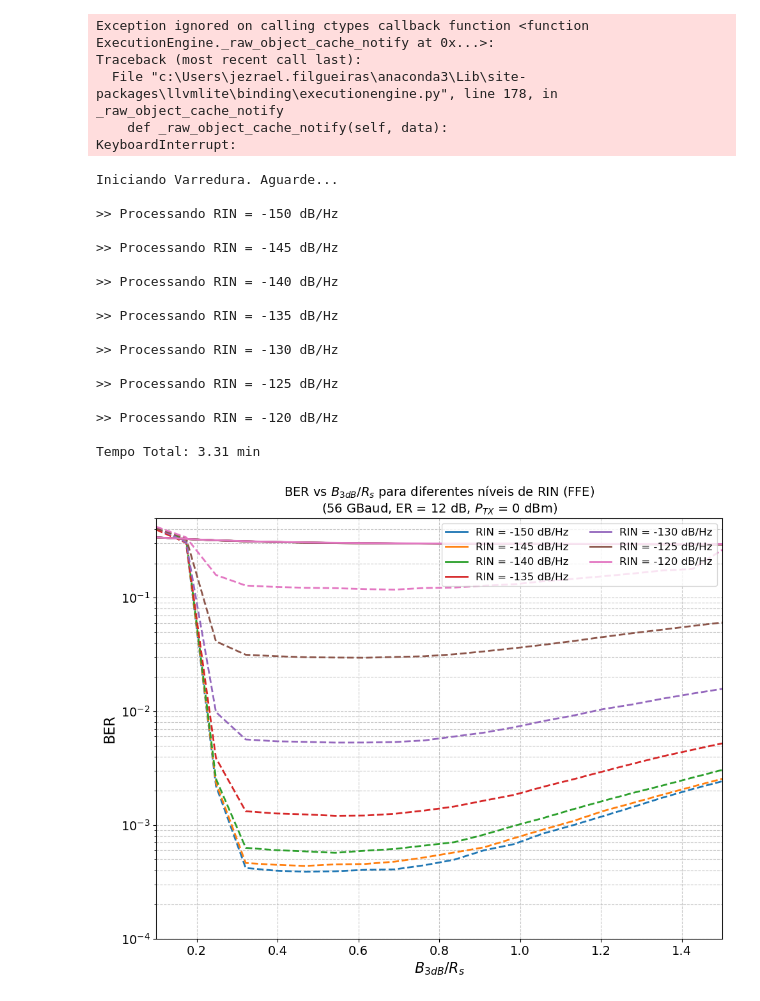
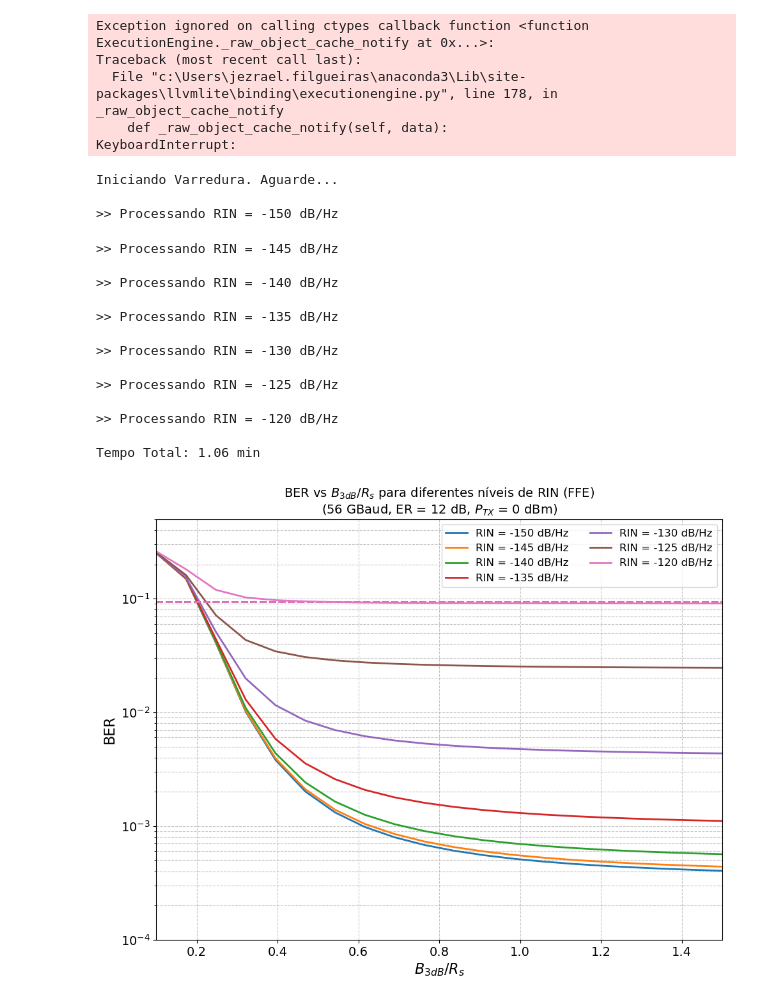
Before and after one commit to elmerfariass/Performance-Modeling-for-High-Capacity-IMDD-Systems, a Jupyter notebook: IMDD_Simulation/ChoramticDispersion.ipynb, the cells around one changed output. Saved outputs shown, nothing was run; the diff lists cells and outputs as text; code cells hidden in the pictures.

```diff
--- a/IMDD_Simulation/ChoramticDispersion.ipynb
+++ b/IMDD_Simulation/ChoramticDispersion.ipynb
@@ -522,9 +522,9 @@ fc = c_speed / lambda_c
 kB = const.value("Boltzmann constant")
 T_kelvin = 70 + 273.15
 
-DAC_ADC = True
+DAC_ADC = False
 
-SpS_TX = 2 if DAC_ADC else 4
+SpS_TX = 2
 Fs = Rs * SpS_TX
 n_dac = 5 if DAC_ADC else 1
 Res = 8
@@ -608,7 +608,7 @@ for rin in rin_values:
 
     # Modelo Analítico: PSD do RIN
     S_RIN_global = calc_S_RIN(Ps2, rin, f_analytical)
-    S_ADC = calc_S_ADC(paramDAC.Vpp, paramDAC.ENOB, Rs, f_analytical, 2*SIM_fmax)
+    #S_ADC = calc_S_ADC(paramDAC.Vpp, paramDAC.ENOB, Rs, f_analytical, 2*SIM_fmax)
     rin_lin = 10**(rin / 10)
 
     # --- TRANSMISSOR ÓPTICO IDEAL ---
@@ -637,11 +637,11 @@ for rin in rin_values:
         H_ch_total_ana = superGauss(f_analytical, n=n_order, B_3dB=B_3dB) # Back-to-Back (sem H_CD)
         H_ch_sq_ana = np.abs(H_ch_total_ana)**2
 
-        S_N_total = calc_S_N(S_RIN_global, S_shot_array, S_th_array, S_ADC, H_ch_sq_ana, True)
+        S_N_total = calc_S_N(S_RIN_global, S_shot_array, S_th_array, 0, H_ch_sq_ana, False)
         S_N_f = get_spectral_snr(f_analytical, OMA_outer, Rs, Pulse_f, H_ch_total_ana, S_N_total)
         S_N_f = np.maximum(np.nan_to_num(S_N_f, nan=1e-30), 1e-30)
 
-        SNR_folded = SNR_Folding(S_N_f, f_analytical, mu=2, Rs=Rs)
+        SNR_folded = SNR_Folding(S_N_f, f_analytical, mu=0, Rs=Rs)
         safe_SNR = np.maximum(np.abs(SNR_folded), 1e-30)
         SNR_f_interp = 10**(np.interp(f_int, f_analytical, 10 * np.log10(safe_SNR)) / 10)
 
@@ -667,6 +667,9 @@ for rin in rin_values:
         H_ch_sim = superGauss(f_sim, n=n_order, B_3dB=B_3dB)
         PD_signalRx_filtered = np.real(ifft(fft(PD_signalRx) * H_ch_sim))
 
+        paramDec = parameters()
+        paramDec.SpSin = SpS_TX
+        paramDec.SpSout = 2
         if DAC_ADC:
             paramAdc = parameters()
             paramAdc.inFs = sim_Fs
@@ -681,8 +684,7 @@ for rin in rin_values:
             sigRx = firFilter(pulse, sigRx)
         else:
             sigRx_alta_res = firFilter(pulse, PD_signalRx_filtered)
-            fator_decimacao = SpS_TX // 2
-            sigRx = sigRx_alta_res[::fator_decimacao]
+            #sigRx = decimate(sigRx_alta_res, paramDec)
 
         nTrain = 100000
 
@@ -708,48 +710,47 @@ print(f"\nTempo Total: {(time.time() - start_time)/60:.2f} min")
 # =================================================================
 plt.figure(figsize=(10, 8))
 
 # Cores para cada RIN para manter a consistência entre linha contínua e tracejada
 colors = ['#1f77b4', '#ff7f0e', '#2ca02c', '#d62728', '#9467bd', '#8c564b', '#e377c2']
 
 for i, rin in enumerate(rin_values):
     c = colors[i % len(colors)]
     # Curva Analítica (Sólida)
     plt.semilogy(bw_ratios, ber_ana_results[rin], '-', color=c, linewidth=2, label=f'RIN = {rin} dB/Hz')
     # Curva Simulação (Tracejada)
     plt.semilogy(bw_ratios, ber_sim_results[rin], '--', color=c, linewidth=2)
 
 plt.xlabel(r'$B_{3dB}/R_s$', fontsize=16)
 plt.ylabel('BER', fontsize=16)
 plt.ylim(1e-4, 0.5)
 plt.xlim(0.1, 1.5)
 plt.grid(True, which='both', linestyle='--', alpha=0.7)
 plt.tick_params(axis='both', labelsize=14)
 
 # Ajuste da legenda para ficar semelhante à da imagem
 plt.legend(fontsize=12, loc='upper right', ncol=2)
 
 plt.title('BER vs $B_{3dB}/R_s$ para diferentes níveis de RIN (FFE)\n(56 GBaud, ER = 12 dB, $P_{TX}$ = 0 dBm)', fontsize=14)
 plt.tight_layout()
 plt.show()
 # %% [output]
 Iniciando Varredura. Aguarde...
 
 >> Processando RIN = -150 dB/Hz
-
->> Processando RIN = -145 dB/Hz
-
->> Processando RIN = -140 dB/Hz
-
->> Processando RIN = -135 dB/Hz
-
->> Processando RIN = -130 dB/Hz
-
->> Processando RIN = -125 dB/Hz
-
->> Processando RIN = -120 dB/Hz
-
-Tempo Total: 3.31 min
+>> Processando RIN = -145 dB/Hz
+
+>> Processando RIN = -140 dB/Hz
+
+>> Processando RIN = -135 dB/Hz
+
+>> Processando RIN = -130 dB/Hz
+
+>> Processando RIN = -125 dB/Hz
+
+>> Processando RIN = -120 dB/Hz
+
+Tempo Total: 1.06 min
-[figure, old version]
+[figure, new version]
 # %%
 import numpy as np
 import matplotlib.pyplot as plt
```
Also changed, not shown: parts of 1 cell of this notebook.
